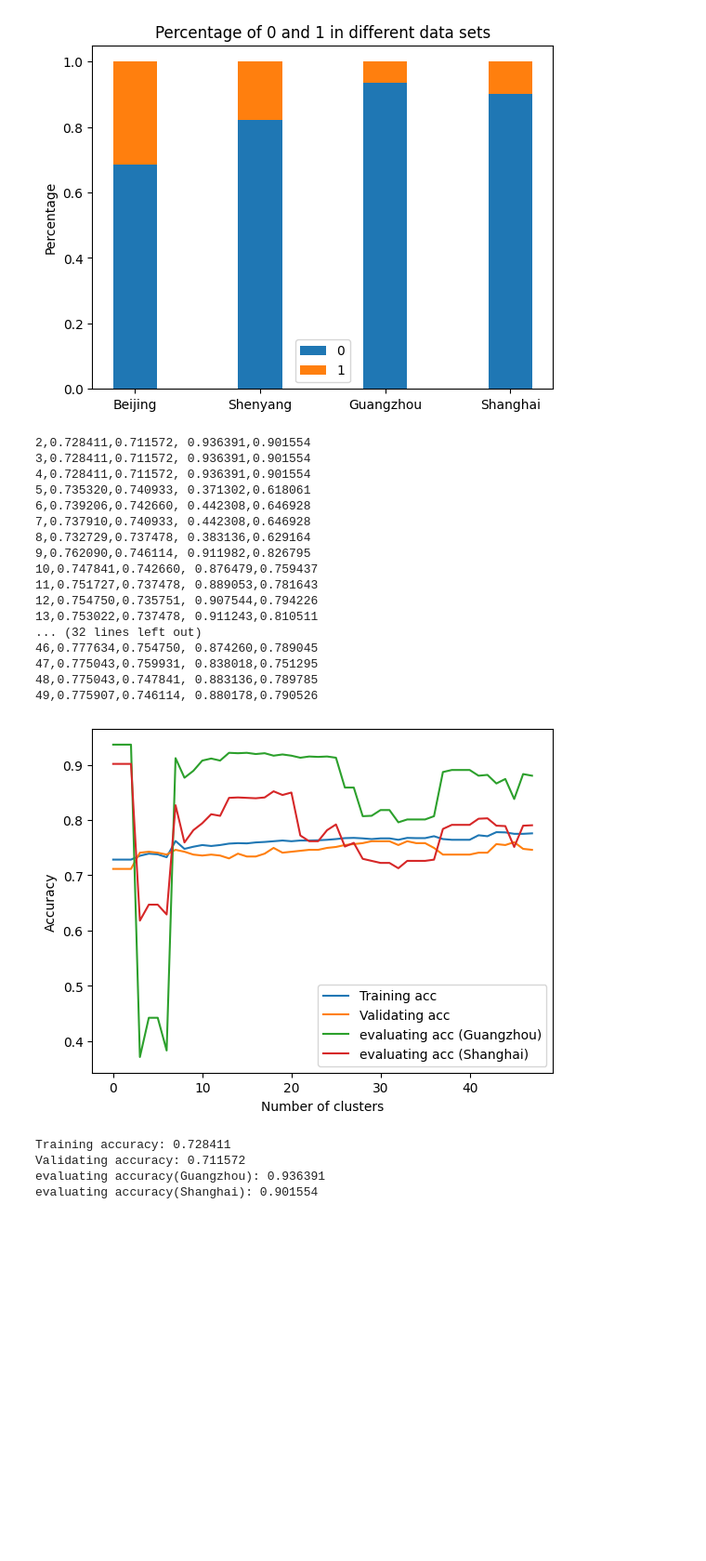
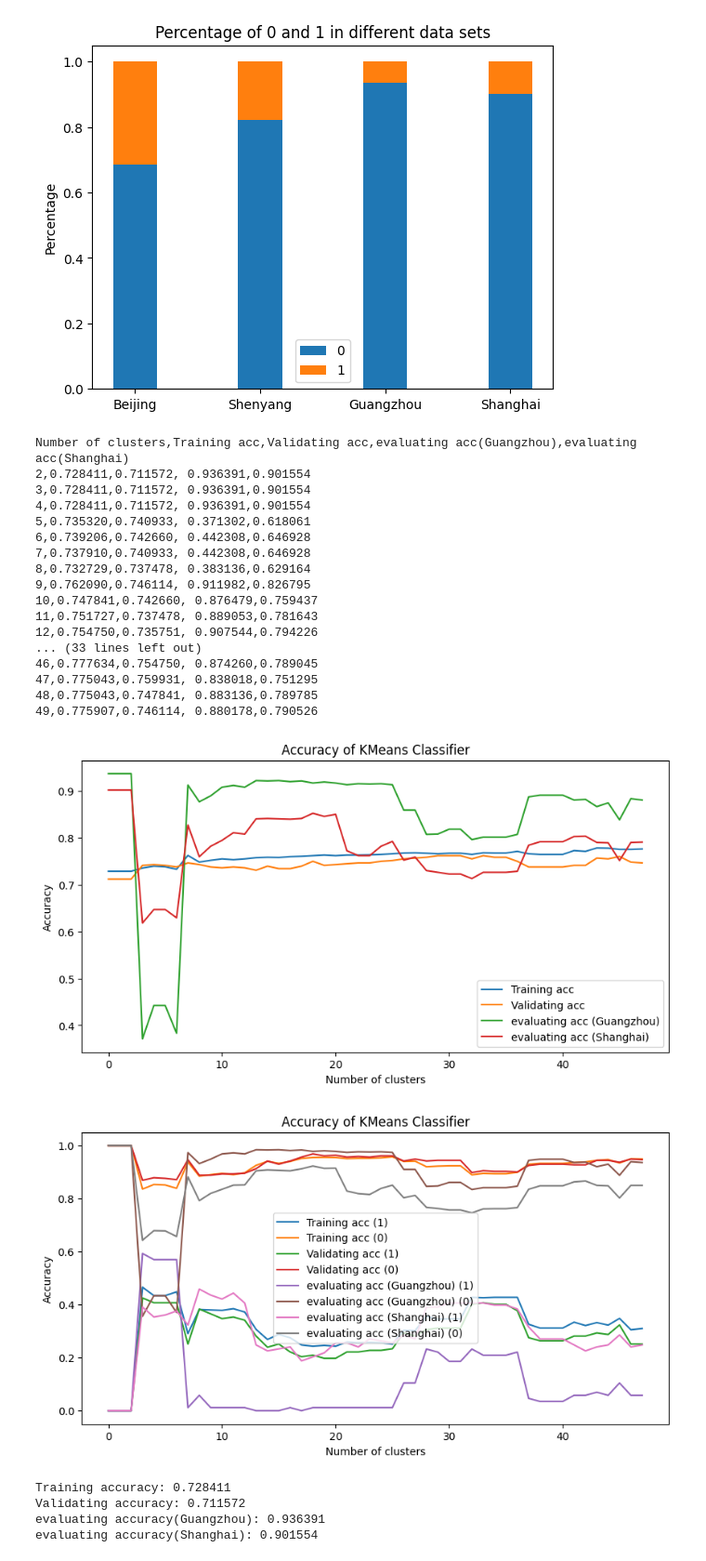
Before and after one commit to CXianRen/DAT410, a Jupyter notebook: Assignment/A3/code/main.ipynb, the cells around one changed output. Shown at 93% size. Saved outputs shown, nothing was run; the diff lists cells and outputs as text; code cells hidden in the pictures; blank space fills up the shorter version.

```diff
--- a/Assignment/A3/code/main.ipynb
+++ b/Assignment/A3/code/main.ipynb
@@ -153,58 +153,103 @@ validating_acc_list = []
 evaluating_acc_guangzhou_list = []
 evaluating_acc_shanghai_list = []
 
+training_acc_one_list = []
+training_acc_zero_list = []
+
+validating_acc_one_list = []
+validating_acc_zero_list = []
+
+evaluating_acc_guangzhou_one_list = []
+evaluating_acc_guangzhou_zero_list = []
+
+evaluating_acc_shanghai_one_list = []
+evaluating_acc_shanghai_zero_list = []
+
+
+print("Number of clusters,Training acc,Validating acc,evaluating acc(Guangzhou),evaluating acc(Shanghai)")
 for i in range(2,50):
   classifier = KMeansClassifier(i)
   classifier.fit(training_data, training_labels)
 
-  training_acc = classifier.score(training_data, training_labels)
+  # local func to calculate the acc of 0, 1 and the overall acc
+  def acc_0_1(data, labels):
+    acc_1 = classifier.score(data[labels == 1], labels[labels == 1])
+    acc_0 = classifier.score(data[labels == 0], labels[labels == 0])
+    acc = classifier.score(data, labels)
+    return acc_0, acc_1, acc
+
+  training_acc_0, training_acc_1, training_acc = acc_0_1(training_data, training_labels)
+  validating_acc_0, validating_acc_1, validating_acc = acc_0_1(validating_data, validating_labels)
+  evaluating_acc_guangzhou_0, evaluating_acc_guangzhou_1, evaluating_acc_guangzhou = acc_0_1(evaluating_data_1, evaluating_labels_1)
+  evaluating_acc_shanghai_0, evaluating_acc_shanghai_1, evaluating_acc_shanghai = acc_0_1(evaluating_data_2, evaluating_labels_2)
+
+  # save the acc to list
   training_acc_list.append(training_acc)
-  # print(f"Training accuracy(Beijing): {training_acc:.6f}")
+  validating_acc_list.append(validating_acc)
+  evaluating_acc_guangzhou_list.append(evaluating_acc_guangzhou)
+  evaluating_acc_shanghai_list.append(evaluating_acc_shanghai)
 
-  validating_acc = classifier.score(validating_data, validating_labels)
-  validating_acc_list.append(validating_acc)
-  # print(f"Validating accuracy(Shenyang): {validating_acc:.6f}")
-
-  evaluating_acc_guangzhou = classifier.score(evaluating_data_1, evaluating_labels_1)
-  evaluating_acc_guangzhou_list.append(evaluating_acc_guangzhou)
-  # print(f"evaluating accuracy(Guangzhou): {evaluating_acc_guangzhou:.6f}")
-
-  evaluating_acc_shanghai = classifier.score(evaluating_data_2, evaluating_labels_2)
-  evaluating_acc_shanghai_list.append(evaluating_acc_shanghai)
-  # print(f"evaluating accuracy(Shanghai): {evaluating_acc_shanghai:.6f}")
+  training_acc_one_list.append(training_acc_1)
+  training_acc_zero_list.append(training_acc_0)
+  validating_acc_one_list.append(validating_acc_1)
+  validating_acc_zero_list.append(validating_acc_0)
+  evaluating_acc_guangzhou_one_list.append(evaluating_acc_guangzhou_1)
+  evaluating_acc_guangzhou_zero_list.append(evaluating_acc_guangzhou_0)
+  evaluating_acc_shanghai_one_list.append(evaluating_acc_shanghai_1)
+  evaluating_acc_shanghai_zero_list.append(evaluating_acc_shanghai_0)
 
   # print all acc in a line
   print(f"{i},{training_acc:.6f},{validating_acc:.6f},",
         f"{evaluating_acc_guangzhou:.6f},{evaluating_acc_shanghai:.6f}")
 
-# plot the result
+# plot the overall acc
+plt.figure(figsize=(10, 5))
 plt.plot(training_acc_list, label='Training acc')
 plt.plot(validating_acc_list, label='Validating acc')
 plt.plot(evaluating_acc_guangzhou_list, label='evaluating acc (Guangzhou)')
 plt.plot(evaluating_acc_shanghai_list, label='evaluating acc (Shanghai)')
+plt.title('Accuracy of KMeans Classifier')
 plt.xlabel('Number of clusters')
 plt.ylabel('Accuracy')
 plt.legend()
 plt.show()
+
+# plot the acc of 0 and 1
+plt.figure(figsize=(10, 5))
+plt.plot(training_acc_one_list, label='Training acc (1)')
+plt.plot(training_acc_zero_list, label='Training acc (0)')
+plt.plot(validating_acc_one_list, label='Validating acc (1)')
+plt.plot(validating_acc_zero_list, label='Validating acc (0)')
+plt.plot(evaluating_acc_guangzhou_one_list, label='evaluating acc (Guangzhou) (1)')
+plt.plot(evaluating_acc_guangzhou_zero_list, label='evaluating acc (Guangzhou) (0)')
+plt.plot(evaluating_acc_shanghai_one_list, label='evaluating acc (Shanghai) (1)')
+plt.plot(evaluating_acc_shanghai_zero_list, label='evaluating acc (Shanghai) (0)')
+
+plt.title('Accuracy of KMeans Classifier')
+plt.xlabel('Number of clusters')
+plt.ylabel('Accuracy')
+plt.legend()
+plt.show()
 # %% [output]
+Number of clusters,Training acc,Validating acc,evaluating acc(Guangzhou),evaluating acc(Shanghai)
 2,0.728411,0.711572, 0.936391,0.901554
 3,0.728411,0.711572, 0.936391,0.901554
 4,0.728411,0.711572, 0.936391,0.901554
 5,0.735320,0.740933, 0.371302,0.618061
 6,0.739206,0.742660, 0.442308,0.646928
 7,0.737910,0.740933, 0.442308,0.646928
 8,0.732729,0.737478, 0.383136,0.629164
 9,0.762090,0.746114, 0.911982,0.826795
 10,0.747841,0.742660, 0.876479,0.759437
 11,0.751727,0.737478, 0.889053,0.781643
 12,0.754750,0.735751, 0.907544,0.794226
-13,0.753022,0.737478, 0.911243,0.810511
-... (32 lines left out)
+... (33 lines left out)
 46,0.777634,0.754750, 0.874260,0.789045
 47,0.775043,0.759931, 0.838018,0.751295
 48,0.775043,0.747841, 0.883136,0.789785
 49,0.775907,0.746114, 0.880178,0.790526
-[figure, old version]
+[figure, new version]
+[figure, added]
 # %%
 # try NN module to see if the accuracy can be improved
 from sklearn.neural_network import MLPClassifier
```
Also changed, not shown: 1 other file.
